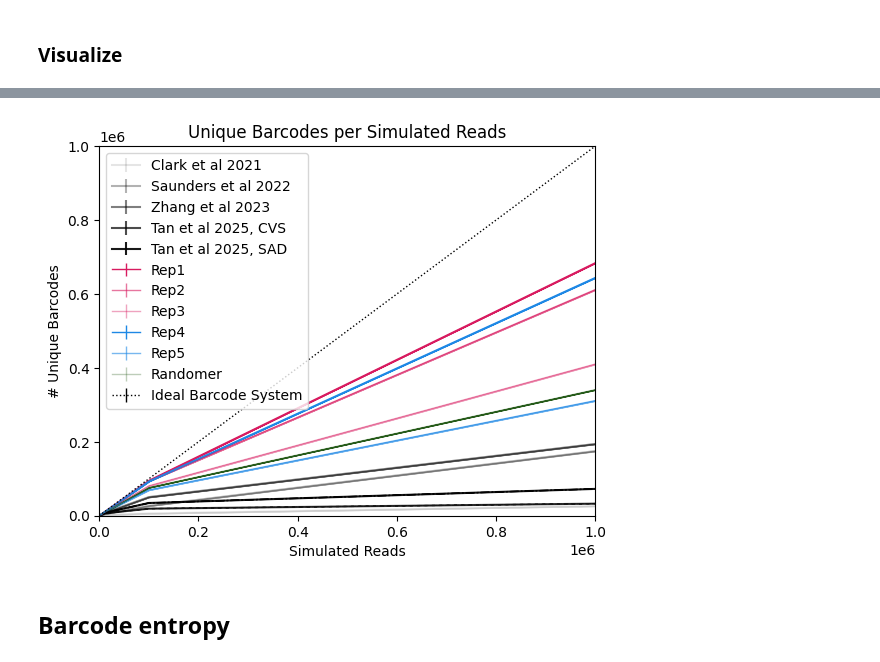
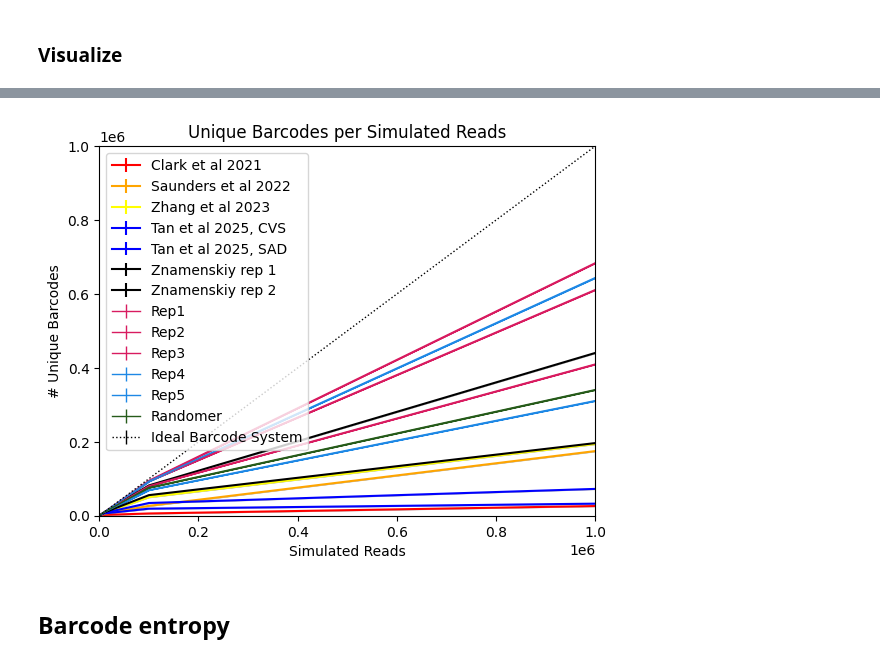
Before and after one commit to MEUrbanek/rabies_barcode_tech, a Jupyter notebook: scripts/04_barcode_diversity.ipynb, the cells around one changed output, grey strips where cells are left out. Cells and saved outputs as stored; diff of their text form; code cells hidden in the pictures.

```diff
--- a/scripts/04_barcode_diversity.ipynb
+++ b/scripts/04_barcode_diversity.ipynb
@@ -2067,45 +3488,51 @@ reads
 # %%
 #Plot unique barcode per reads comparison
-plt.errorbar(reads['simulated_UMIs'],reads['Clark'], yerr=reads['Clark_devs'], color = 'black',label="Clark et al 2021",alpha=0.1)
-plt.errorbar(reads['simulated_UMIs'],reads['Saunders'], yerr=reads['Saunders_devs'], color = 'black',label="Saunders et al 2022",alpha=0.3)
-plt.errorbar(reads['simulated_UMIs'],reads['Zhang'], yerr=reads['Zhang_devs'], color = 'black',label="Zhang et al 2023",alpha=0.5)
-plt.errorbar(reads['simulated_UMIs'],reads['Tan_CVS'], yerr=reads['Tan_CVS_devs'], color = 'black',label="Tan et al 2025, CVS",alpha=0.7)
-plt.errorbar(reads['simulated_UMIs'],reads['Tan_SAD'], yerr=reads['Tan_SAD_devs'], color = 'black',label="Tan et al 2025, SAD",alpha=0.9)
+plt.errorbar(reads['simulated_UMIs'],reads['Clark'], yerr=reads['Clark_devs'], color = 'red',label="Clark et al 2021")
+plt.errorbar(reads['simulated_UMIs'],reads['Saunders'], yerr=reads['Saunders_devs'], color = 'orange',label="Saunders et al 2022")
+plt.errorbar(reads['simulated_UMIs'],reads['Zhang'], yerr=reads['Zhang_devs'], color = 'yellow',label="Zhang et al 2023")
+plt.errorbar(reads['simulated_UMIs'],reads['Tan_CVS'], yerr=reads['Tan_CVS_devs'], color = 'blue',label="Tan et al 2025, CVS")
+plt.errorbar(reads['simulated_UMIs'],reads['Tan_SAD'], yerr=reads['Tan_SAD_devs'], color = 'blue',label="Tan et al 2025, SAD")
+plt.errorbar(reads['simulated_UMIs'],reads['Znamenskiy_one'], yerr=reads['Znamenskiy_one_devs'], color = 'black',label="Znamenskiy rep 1")
+plt.errorbar(reads['simulated_UMIs'],reads['Znamenskiy_two'], yerr=reads['Znamenskiy_two_devs'], color = 'black',label="Znamenskiy rep 2")
 
 
 
 plt.errorbar(reads['simulated_UMIs'],reads['Rep_1'], yerr=reads['Rep_1_devs'], color = '#d81b60',label="Rep1",linewidth=1)
-plt.errorbar(reads['simulated_UMIs'],reads['Rep_2'], yerr=reads['Rep_2_devs'], color = '#d81b60',label="Rep2",alpha=0.6,linewidth=1)
-plt.errorbar(reads['simulated_UMIs'],reads['Rep_3'], yerr=reads['Rep_3_devs'], color = '#d81b60',label="Rep3",alpha=0.4,linewidth=1)
+plt.errorbar(reads['simulated_UMIs'],reads['Rep_2'], yerr=reads['Rep_2_devs'], color = '#d81b60',label="Rep2",linewidth=1)
+plt.errorbar(reads['simulated_UMIs'],reads['Rep_3'], yerr=reads['Rep_3_devs'], color = '#d81b60',label="Rep3",linewidth=1)
 plt.errorbar(reads['simulated_UMIs'],reads['Rep_4'], yerr=reads['Rep_4_devs'], color = '#1E88E5',label="Rep4",linewidth=1)
-plt.errorbar(reads['simulated_UMIs'],reads['Rep_5'], yerr=reads['Rep_5_devs'], color = '#1E88E5',label="Rep5",alpha=0.6,linewidth=1)
-plt.errorbar(reads['simulated_UMIs'],reads['Randomer'], yerr=reads['Randomer_devs'], color = '#265B1A',label="Randomer",alpha=0.3,linewidth=1)
+plt.errorbar(reads['simulated_UMIs'],reads['Rep_5'], yerr=reads['Rep_5_devs'], color = '#1E88E5',label="Rep5",linewidth=1)
+plt.errorbar(reads['simulated_UMIs'],reads['Randomer'], yerr=reads['Randomer_devs'], color = '#265B1A',label="Randomer",linewidth=1,)
 plt.errorbar(reads['simulated_UMIs'],reads['Ideal'], yerr=reads['Ideal_devs'], color = 'black',label="Ideal Barcode System", fmt=":",linewidth=1)
 
 
-plt.fill_between(reads['simulated_UMIs'], reads['Zhang']-reads['Zhang_devs'], reads['Zhang']+reads['Zhang_devs'],color='black',alpha=0.5,linewidth=1)
-plt.fill_between(reads['simulated_UMIs'], reads['Clark']-reads['Clark_devs'], reads['Clark']+reads['Clark_devs'],color='black',alpha=0.1,linewidth=1)
-plt.fill_between(reads['simulated_UMIs'], reads['Saunders']-reads['Saunders_devs'], reads['Saunders']+reads['Saunders_devs'],color='black',alpha=0.3,linewidth=1)
-plt.fill_between(reads['simulated_UMIs'], reads['Tan_CVS']-reads['Tan_CVS_devs'], reads['Tan_CVS']+reads['Tan_CVS_devs'],color='black',alpha=0.7,linewidth=1,linestyle='dashed')
-plt.fill_between(reads['simulated_UMIs'], reads['Tan_SAD']-reads['Tan_SAD_devs'], reads['Tan_SAD']+reads['Tan_SAD_devs'],color='black',alpha=0.9,linewidth=1,linestyle='dashdot')
+plt.fill_between(reads['simulated_UMIs'], reads['Zhang']-reads['Zhang_devs'], reads['Zhang']+reads['Zhang_devs'],color='black',linewidth=1,alpha=0.2)
+plt.fill_between(reads['simulated_UMIs'], reads['Clark']-reads['Clark_devs'], reads['Clark']+reads['Clark_devs'],color='black',linewidth=1,alpha=0.2)
+plt.fill_between(reads['simulated_UMIs'], reads['Saunders']-reads['Saunders_devs'], reads['Saunders']+reads['Saunders_devs'],color='black',linewidth=1,alpha=0.2)
+plt.fill_between(reads['simulated_UMIs'], reads['Tan_CVS']-reads['Tan_CVS_devs'], reads['Tan_CVS']+reads['Tan_CVS_devs'],color='black',linewidth=1,alpha=0.2)
+plt.fill_between(reads['simulated_UMIs'], reads['Tan_SAD']-reads['Tan_SAD_devs'], reads['Tan_SAD']+reads['Tan_SAD_devs'],color='black',linewidth=1,alpha=0.2)
+
+plt.fill_between(reads['simulated_UMIs'], reads['Znamenskiy_one']-reads['Znamenskiy_one_devs'], reads['Znamenskiy_one']+reads['Znamenskiy_one_devs'],color='black',alpha=0.2,linewidth=1)
+plt.fill_between(reads['simulated_UMIs'], reads['Znamenskiy_two']-reads['Znamenskiy_two_devs'], reads['Znamenskiy_two']+reads['Znamenskiy_two_devs'],color='black',alpha=0.2,linewidth=1)
+
 plt.fill_between(reads['simulated_UMIs'], reads['Rep_1']-reads['Rep_1_devs'], reads['Rep_1']+reads['Rep_1_devs'],color='#d81b60',linewidth=1)
-plt.fill_between(reads['simulated_UMIs'], reads['Rep_2']-reads['Rep_2_devs'], reads['Rep_2']+reads['Rep_2_devs'],color='#d81b60',alpha=0.6,linewidth=1)
-plt.fill_between(reads['simulated_UMIs'], reads['Rep_3']-reads['Rep_3_devs'], reads['Rep_3']+reads['Rep_3_devs'],color='#d81b60',alpha=0.4,linewidth=1)
+plt.fill_between(reads['simulated_UMIs'], reads['Rep_2']-reads['Rep_2_devs'], reads['Rep_2']+reads['Rep_2_devs'],color='#d81b60',linewidth=1)
+plt.fill_between(reads['simulated_UMIs'], reads['Rep_3']-reads['Rep_3_devs'], reads['Rep_3']+reads['Rep_3_devs'],color='#d81b60',linewidth=1)
 plt.fill_between(reads['simulated_UMIs'], reads['Rep_4']-reads['Rep_4_devs'], reads['Rep_4']+reads['Rep_4_devs'],color='#1E88E5',linewidth=1)
-plt.fill_between(reads['simulated_UMIs'], reads['Rep_5']-reads['Rep_5_devs'], reads['Rep_5']+reads['Rep_5_devs'],color='#1E88E5',alpha=0.6,linewidth=1)
+plt.fill_between(reads['simulated_UMIs'], reads['Rep_5']-reads['Rep_5_devs'], reads['Rep_5']+reads['Rep_5_devs'],color='#1E88E5',linewidth=1)
 plt.fill_between(reads['simulated_UMIs'], reads['Randomer']-reads['Randomer_devs'], reads['Randomer']+reads['Randomer_devs'],color='#265B1A',linewidth=1)
 
 plt.ylabel("# Unique Barcodes")
 plt.xlabel("Simulated Reads")
 plt.title("Unique Barcodes per Simulated Reads")
 plt.legend()
 
 plt.axis([0, 1000000, 0, 1000000])
 plt.draw()
-plt.savefig("../../figs/fig_1/ls_1m_unique_barcode_simulation.pdf",bbox_inches='tight', format='pdf')
+plt.savefig("/Users/maddieurbanek/Desktop/revision_data/second_resubmission/data/second_resubmission/fig_1/ls_1m_unique_barcode_simulation.pdf",bbox_inches='tight', format='pdf')
 plt.show()
 # %% [output]
-[figure, old version]
+[figure, new version]
 # %% [markdown]
 ## Barcode entropy
 # %% [markdown]
```
Also changed, not shown: parts of 40 cells of this notebook.
